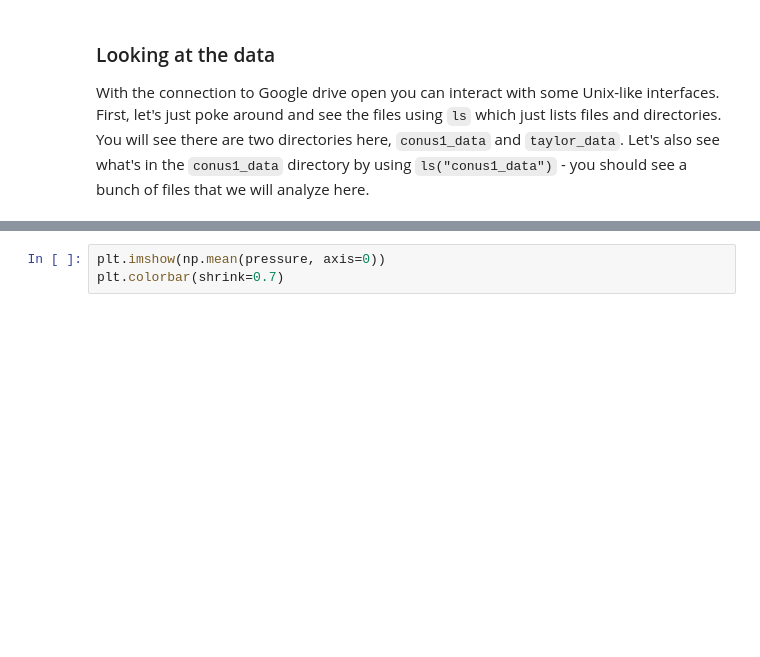
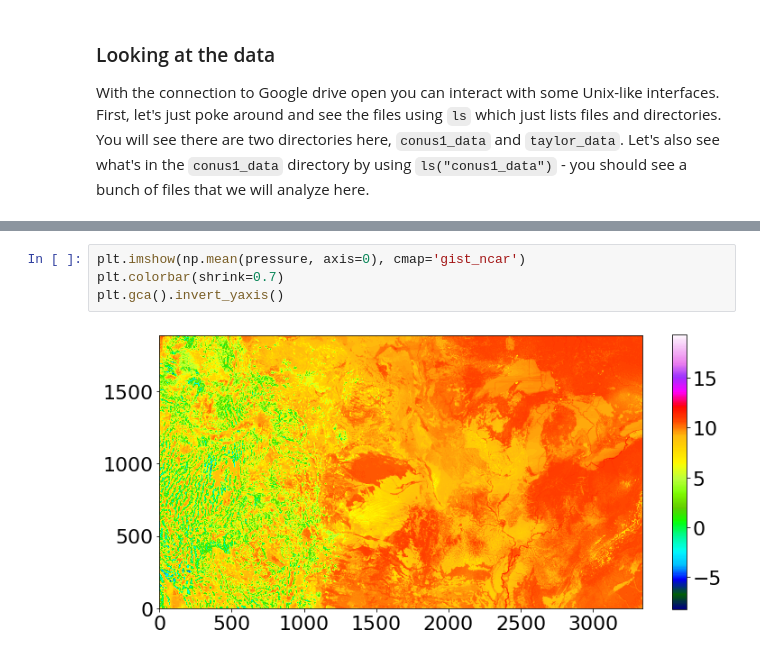
Before and after one commit to arbennett/group_meeting_feb1, a Jupyter notebook: presentation.ipynb, the cells around one changed output, grey strips where cells are left out. Cells and saved outputs as stored; diff of their text form; blank space fills up the shorter version.

```diff
--- a/presentation.ipynb
+++ b/presentation.ipynb
@@ -57,3 +86,6 @@ print(pressure.shape)
 # %%
-plt.imshow(np.mean(pressure, axis=0))
+plt.imshow(np.mean(pressure, axis=0), cmap='gist_ncar')
 plt.colorbar(shrink=0.7)
+plt.gca().invert_yaxis()
+# %% [output]
+[figure, added]
```
Also changed, not shown: parts of 21 cells of this notebook.
